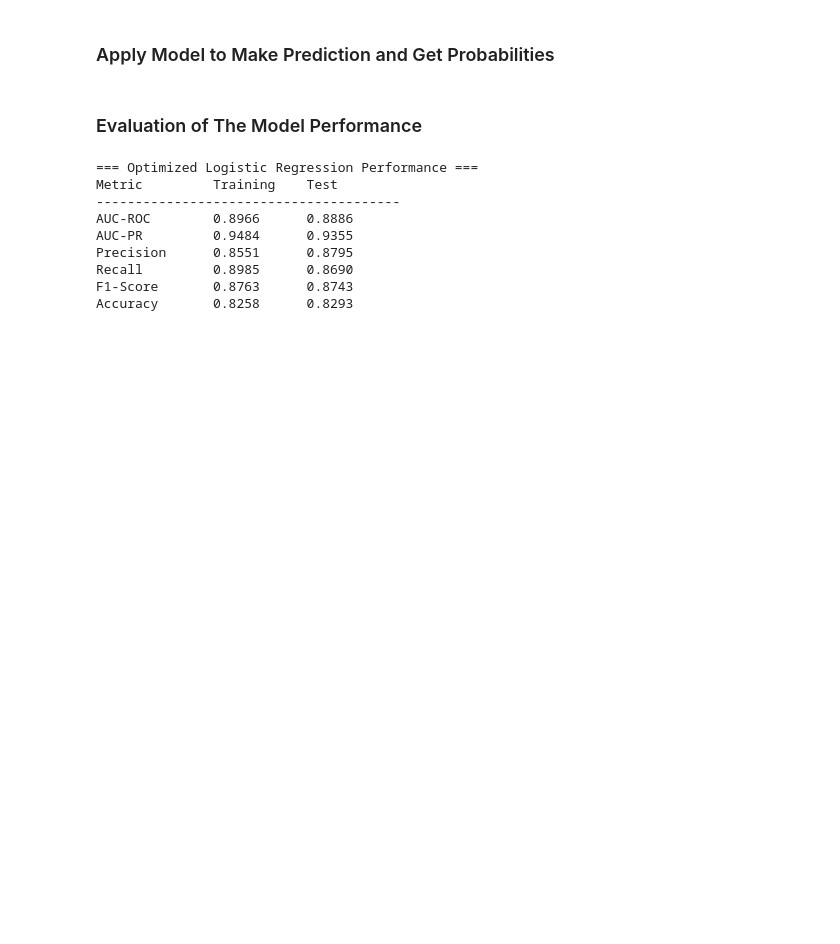
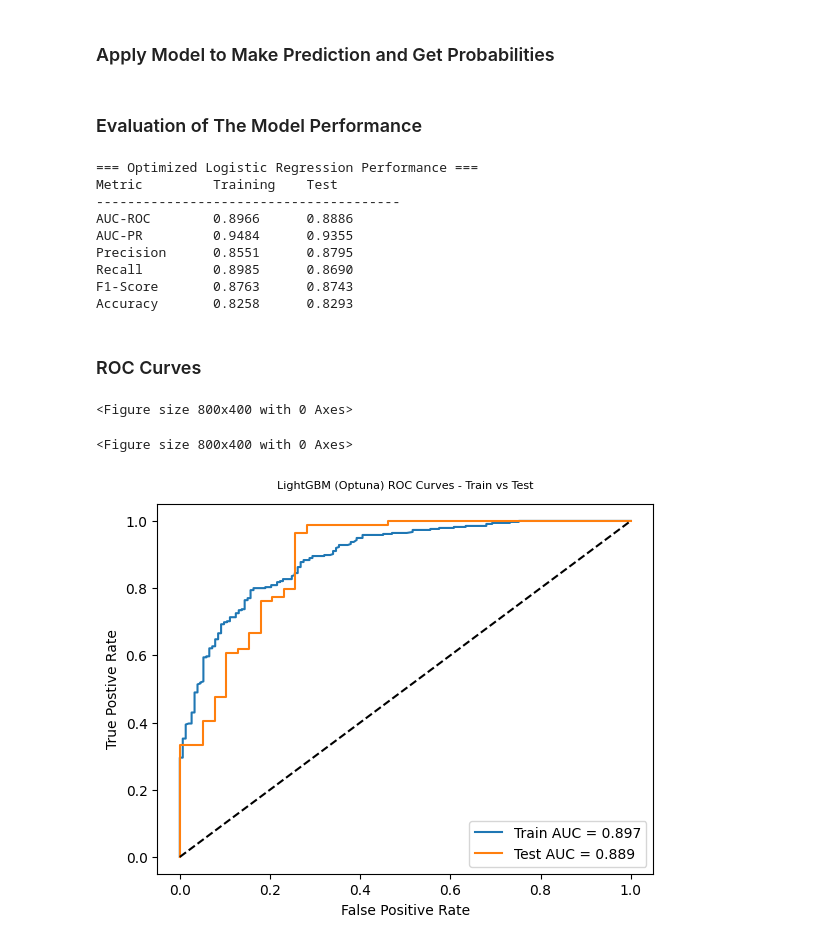
Before and after one commit to tshihab07/Intelligent-Loan-Approval-Prediction-System, a Jupyter notebook: notebookes/modeling.ipynb, the cells around one changed output. Cells and saved outputs as stored; diff of their text form; code cells hidden in the pictures; blank space fills up the shorter version.

Commit message:
feat(visualization): plot ROC curve for LightGBM model evaluation

```diff
--- a/notebookes/modeling.ipynb
+++ b/notebookes/modeling.ipynb
@@ -660,7 +660,7 @@ lgb_best = lgb.LGBMClassifier(**study_lgb.best_params, random_state=42, class_we
 
 # fit the best model on the entire training data
 lgb_best.fit(x_train, y_train)
-models['LightGBM'] = lgb_best
+models['LightGBM (Optuna)'] = lgb_best
 # %% [output]
 [LightGBM] [Warning] Found whitespace in feature_names, replace with underlines
 [LightGBM] [Info] Number of positive: 335, number of negative: 153
@@ -688,6 +688,6 @@ test_pred = models['LightGBM'].predict(x_test)
 # %%
 # get predicted probabilities
-train_proba = models['LightGBM'].predict_proba(x_train)[:, 1]
-test_proba = models['LightGBM'].predict_proba(x_test)[:, 1]
+train_proba = models['LightGBM (Optuna)'].predict_proba(x_train)[:, 1]
+test_proba = models['LightGBM (Optuna)'].predict_proba(x_test)[:, 1]
 # %%
 # store results
@@ -745,0 +757,6 @@ Accuracy       0.8258      0.8293
+# %% [markdown]
+### ROC Curves
+# %%
+# roc curve for training and testing set
+train_fpr, train_tpr, _ = roc_curve(y_train, train_proba)
+test_fpr, test_tpr, _ = roc_curve(y_test, test_proba)
@@ -745,0 +767,20 @@ Accuracy       0.8258      0.8293
+# %%
+# figure size
+plt.figure(figsize=(8, 4))
+# %% [output]
+<Figure size 800x400 with 0 Axes>
+<Figure size 800x400 with 0 Axes>
+# %%
+# plotting the curve
+plt.plot(train_fpr, train_tpr, label=f'Train AUC = {train_auc:.3f}')
+plt.plot(test_fpr, test_tpr, label=f'Test AUC = {test_auc:.3f}')
+plt.plot([0, 1],  [0, 1], 'k--')
+
+plt.xlabel("False Positive Rate")
+plt.ylabel("True Postive Rate")
+plt.title('LightGBM (Optuna) ROC Curves - Train vs Test',  y=1.02, fontsize=8)
+
+plt.legend()
+plt.show()
+# %% [output]
+[figure, added]
```
Also changed, not shown: parts of 5 cells of this notebook.
